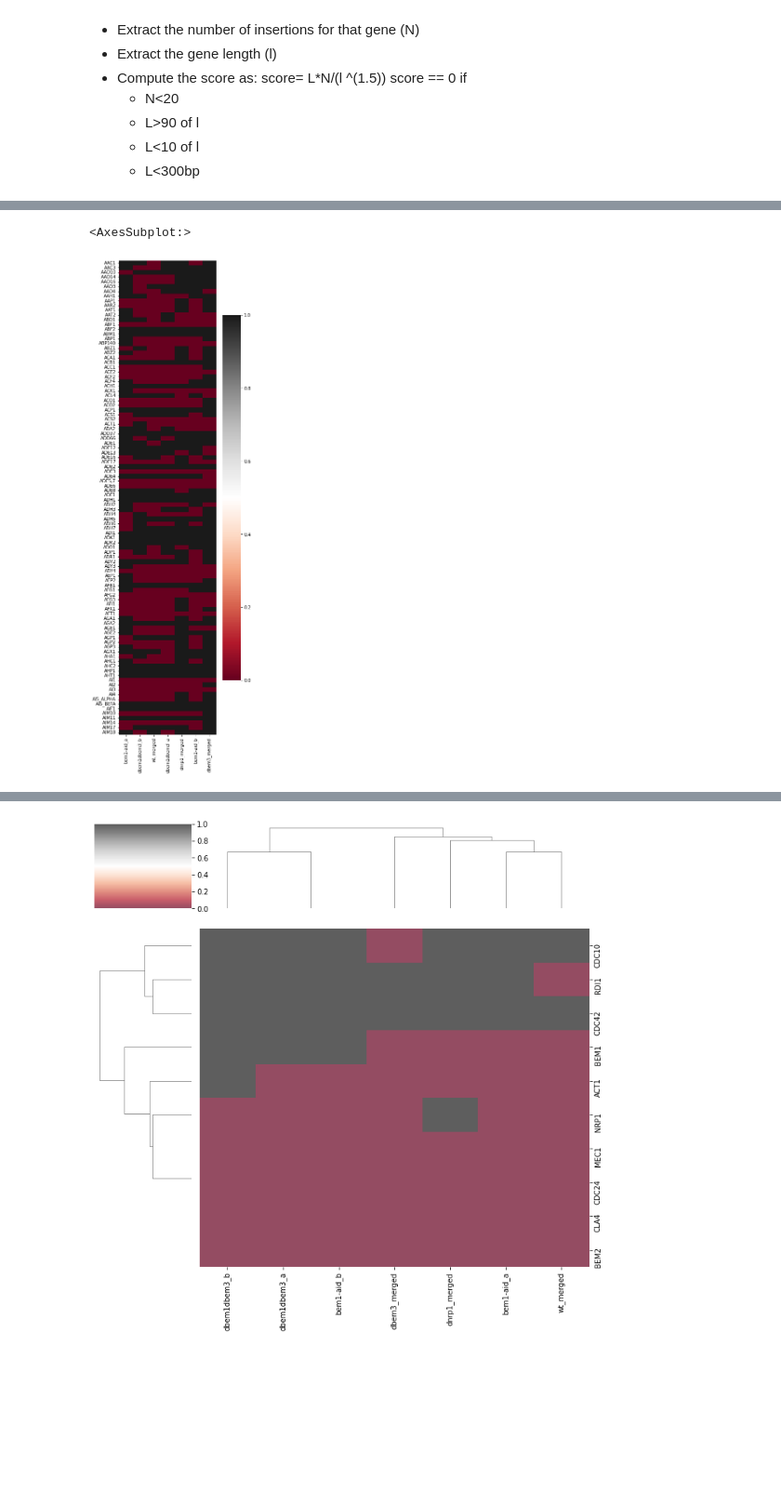
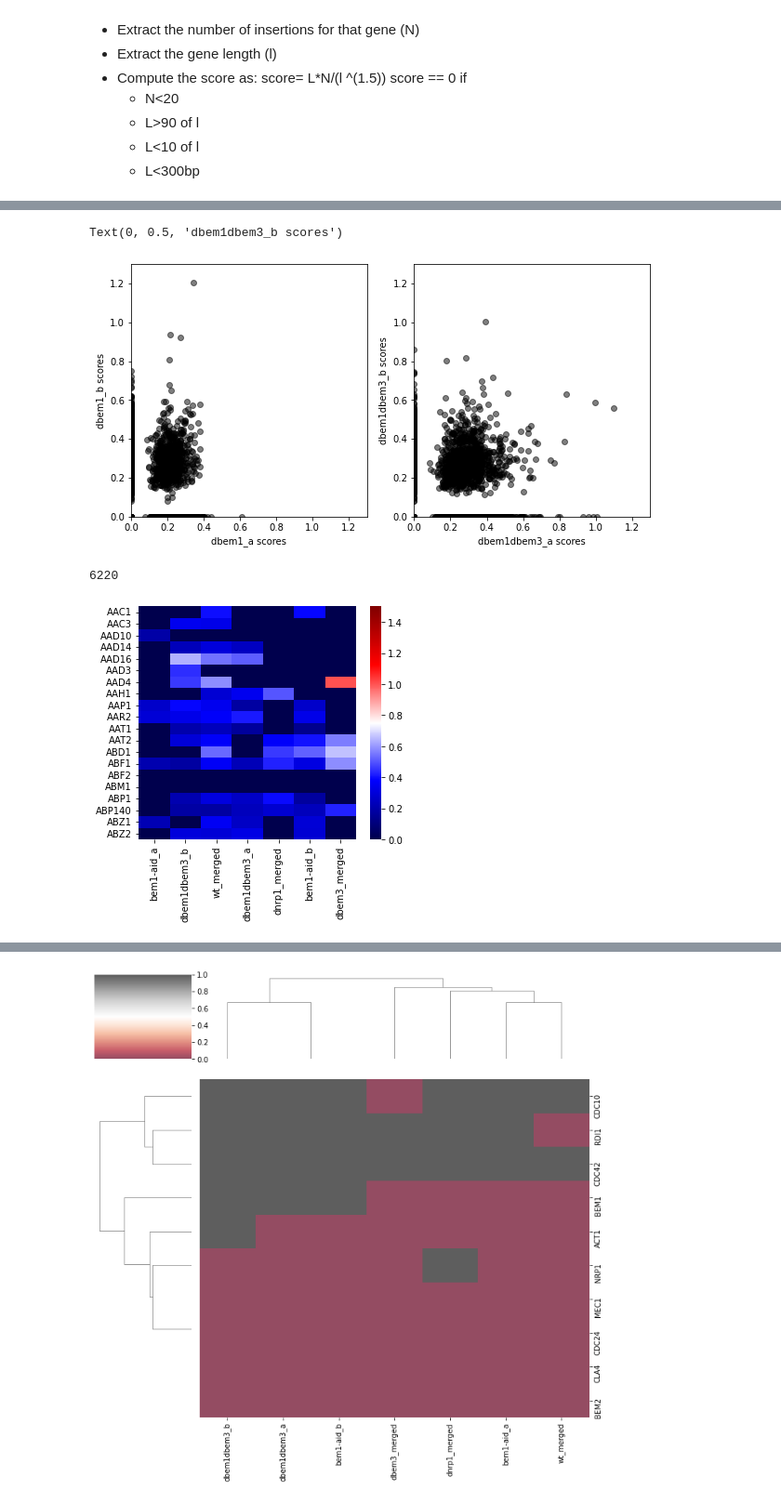
Before and after one commit to SATAY-LL/comparative-analysis-among-strains, a Jupyter notebook: src/scores_essentiality_from_Benoit_paper.ipynb, the cells around one changed output, grey strips where cells are left out. Shown at 93% size. Cells and saved outputs as stored; diff of their text form; code cells hidden in the pictures; blank space fills up the shorter version.

Commit message:
updating the likelihood score calculation

```diff
--- a/src/scores_essentiality_from_Benoit_paper.ipynb
+++ b/src/scores_essentiality_from_Benoit_paper.ipynb
@@ -101,0 +84,11 @@ scores_all_pd
+# %%
+#### Scores  ##############
+
+## The highest the score is the highest the likelihood to be essential because it will
+# contain clear domains void of transposons . If this score is equal zero we dont have information about
+# the essentiality of the gene.
+
+scores_all_pd=pd.concat(scores_all,axis=0,keys=backgrounds)
+
+scores_all_pd.sort_values(by="value",ascending=False,inplace=False)
+scores_all_pd
@@ -155,3 +209,27 @@ fig.savefig("../figures/fig_histogram_domain_likelihood_score_per_background.png
+# %%
+## Differences in score between replicates scatter
+
+fig, ax = plt.subplots(nrows=1, ncols=2, figsize=(10, 5))
+
+ax[0].scatter(scores_all_pd.loc[backgrounds[0]]["value"][0:6239],scores_all_pd.loc[backgrounds[5]]["value"],color="black",alpha=0.5,label="dbem1-replicates")
+ax[1].scatter(scores_all_pd.loc[backgrounds[3]]["value"][0:6220],scores_all_pd.loc[backgrounds[1]]["value"],color="black",alpha=0.5,label="dbem1dbem3-replicates")
+
+ax[0].set_xlim([0,1.3])
+ax[0].set_ylim([0,1.3])
+ax[0].set_xlabel('dbem1_a scores')
+ax[0].set_ylabel('dbem1_b scores')
+
+ax[1].set_xlim([0,1.3])
+ax[1].set_ylim([0,1.3])
+ax[1].set_xlabel('dbem1dbem3_a scores')
+ax[1].set_ylabel('dbem1dbem3_b scores')
+# %% [output]
+Text(0, 0.5, 'dbem1dbem3_b scores')
+[figure, added]
+# %%
+len(scores_all_pd.loc[backgrounds[1]]["value"])
+# %% [output]
+6220
 # %%
 ## Matrix where the rows are the unique genes from the scores and the columns are the backgrounds.
 # Fill a 1 if that gene has a score=0 in that background, otherwise fill 0.
@@ -164,21 +242,20 @@ for key in backgrounds:
 all_genes_array=np.concatenate( all_genes, axis=0)
 all_genes_array_unique=np.unique(all_genes_array)
 # %%
-matrix_differential_score=np.ones((len(all_genes_array_unique),len(backgrounds)))
+matrix_differential_score=np.zeros((len(all_genes_array_unique),len(backgrounds)))
 for k in np.arange(0,len(all_genes_array_unique)):
     for i in np.arange(0,len(backgrounds)):
         if all_genes_array_unique[k] in scores_all_pd.loc[backgrounds[i]]["value"].index:
-            if scores_all_pd.loc[backgrounds[i],all_genes_array_unique[k] ]["value"]>0: # if the score is 0, then the gene is not essential
-                matrix_differential_score[k,i]=0
+            if scores_all_pd.loc[backgrounds[i],all_genes_array_unique[k] ]["value"]>0:
+                matrix_differential_score[k,i]=scores_all_pd.loc[backgrounds[i],all_genes_array_unique[k] ]["value"]
 # %%
-fig, ax = plt.subplots(nrows=1, ncols=1, figsize=(5, 20))
+fig, ax = plt.subplots(nrows=1, ncols=1, figsize=(5, 5))
 
-n=100
+n=20
 sns.heatmap(matrix_differential_score[0:n,:], xticklabels=backgrounds,
-yticklabels=all_genes_array_unique[0:n], cmap="RdGy", vmin=0, vmax=1)
-
-#fig.savefig("../figures/fig_prototype_heatmap_domain_likelihood_score_per_background.png",dpi=300)
+yticklabels=all_genes_array_unique[0:n], cmap="seismic", vmin=0, vmax=1.5)
+plt.tight_layout()
+fig.savefig("../figures/fig_prototype_heatmap_domain_likelihood_score_per_background.png",dpi=300)
 # %% [output]
-<AxesSubplot:>
-[figure, old version]
+[figure, new version]
 # %%
```
Also changed, not shown: parts of 20 cells of this notebook, 16 other files.
